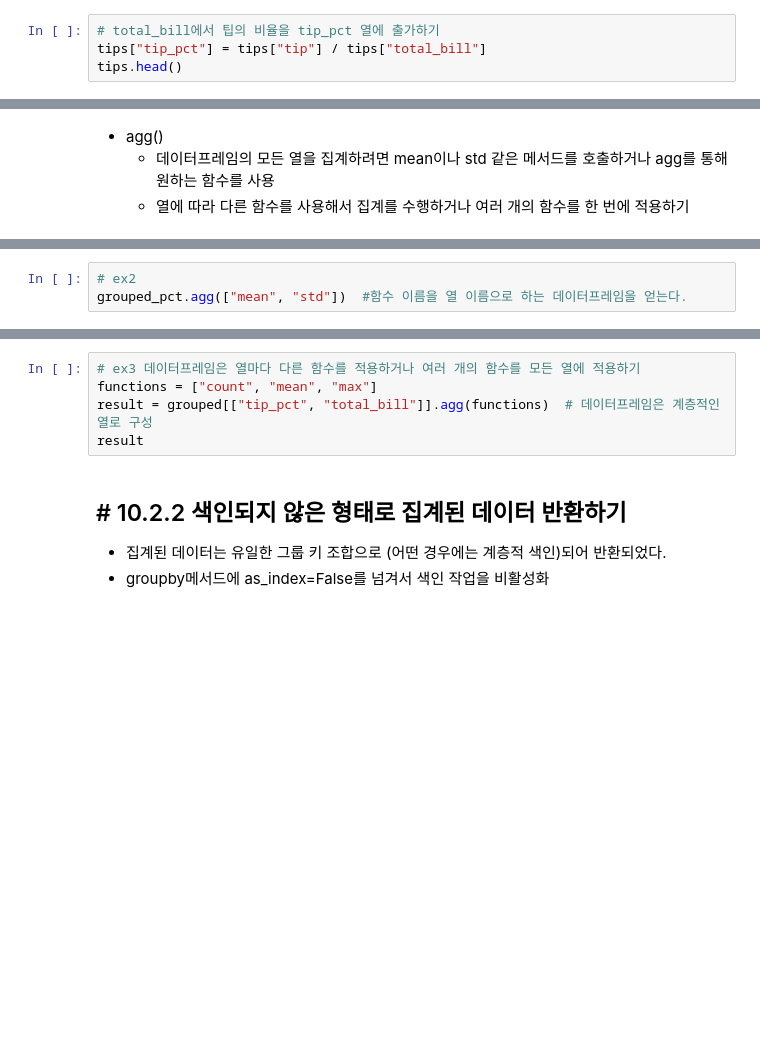
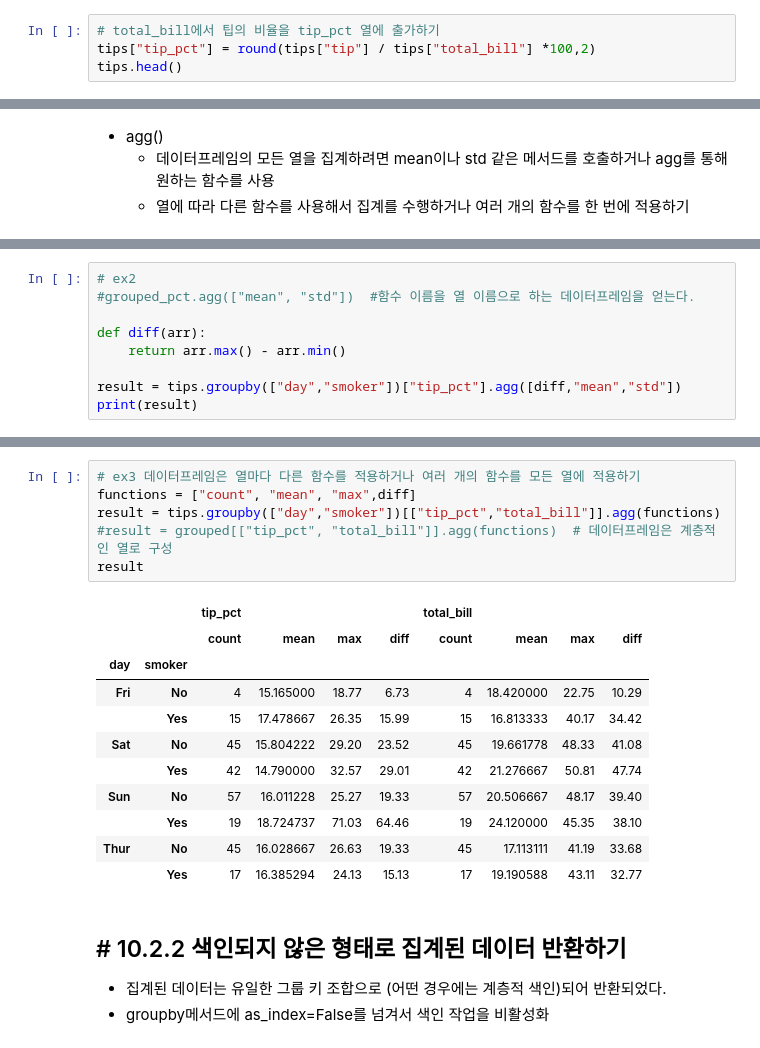
Before and after one commit to bindoong01/python_basic_2, a Jupyter notebook: data_analysis_05_01_class.ipynb, the cells around one changed output, grey strips where cells are left out. Drawn from its saved outputs; the diff is of its cells as text; blank space fills up the shorter version.

```diff
--- a/data_analysis_05_01_class.ipynb
+++ b/data_analysis_05_01_class.ipynb
@@ -486,4 +566,4 @@ tips.head()
 # %%
 # total_bill에서 팁의 비율을 tip_pct 열에 출가하기
-tips["tip_pct"] = tips["tip"] / tips["total_bill"]
+tips["tip_pct"] = round(tips["tip"] / tips["total_bill"] *100,2)
 tips.head()
@@ -499,3 +601,9 @@ grouped_pct.agg("mean") # 기술 통계에서는 함수 이름을 문자열로
 # %%
 # ex2
-grouped_pct.agg(["mean", "std"])  #함수 이름을 열 이름으로 하는 데이터프레임을 얻는다.
+#grouped_pct.agg(["mean", "std"])  #함수 이름을 열 이름으로 하는 데이터프레임을 얻는다.
+
+def diff(arr):
+    return arr.max() - arr.min()
+
+result = tips.groupby(["day","smoker"])["tip_pct"].agg([diff,"mean","std"])
+print(result)
@@ -502,8 +621,21 @@ grouped_pct.agg(["mean", "std"])  #함수 이름을 열 이름으로 하는 데
 # %%
 # ex3 데이터프레임은 열마다 다른 함수를 적용하거나 여러 개의 함수를 모든 열에 적용하기
-functions = ["count", "mean", "max"]
-result = grouped[["tip_pct", "total_bill"]].agg(functions)  # 데이터프레임은 계층적인 열로 구성
+functions = ["count", "mean", "max",diff]
+result = tips.groupby(["day","smoker"])[["tip_pct","total_bill"]].agg(functions)
+#result = grouped[["tip_pct", "total_bill"]].agg(functions)  # 데이터프레임은 계층적인 열로 구성
 result
+# %% [output]
+|  |  | tip_pct |  |  |  | total_bill |  |  |  |
+|  |  | count | mean | max | diff | count | mean | max | diff |
+| day | smoker |  |  |  |  |  |  |  |  |
+| Fri | No | 4 | 15.165000 | 18.77 | 6.73 | 4 | 18.420000 | 22.75 | 10.29 |
+|  | Yes | 15 | 17.478667 | 26.35 | 15.99 | 15 | 16.813333 | 40.17 | 34.42 |
+| Sat | No | 45 | 15.804222 | 29.20 | 23.52 | 45 | 19.661778 | 48.33 | 41.08 |
+|  | Yes | 42 | 14.790000 | 32.57 | 29.01 | 42 | 21.276667 | 50.81 | 47.74 |
+| Sun | No | 57 | 16.011228 | 25.27 | 19.33 | 57 | 20.506667 | 48.17 | 39.40 |
+|  | Yes | 19 | 18.724737 | 71.03 | 64.46 | 19 | 24.120000 | 45.35 | 38.10 |
+| Thur | No | 45 | 16.028667 | 26.63 | 19.33 | 45 | 17.113111 | 41.19 | 33.68 |
+|  | Yes | 17 | 16.385294 | 24.13 | 15.13 | 17 | 19.190588 | 43.11 | 32.77 |
 # %% [markdown]
 ## # 10.2.2 색인되지 않은 형태로 집계된 데이터 반환하기
 * 집계된 데이터는 유일한 그룹 키 조합으로 (어떤 경우에는 계층적 색인)되어 반환되었다.
```
Also changed, not shown: parts of 23 cells of this notebook, 3 other files.
